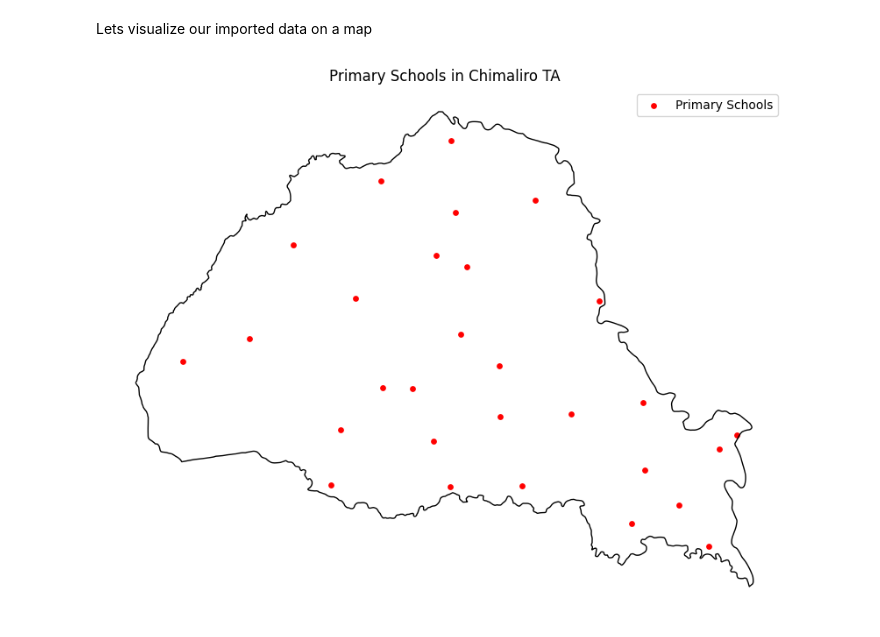
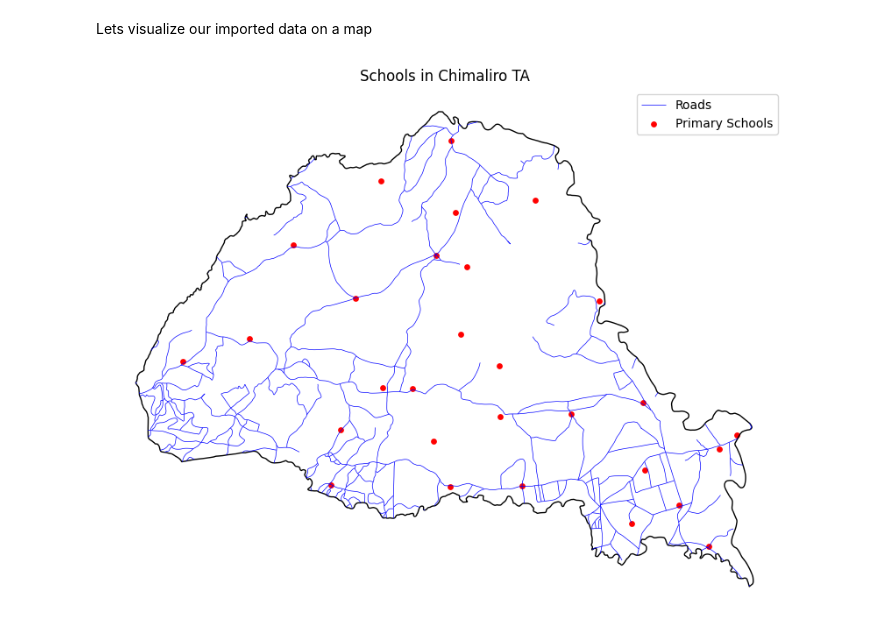
Before and after one commit to Tedson-Jaffet/chimaliro-schoolsite-accessibility, a Jupyter notebook: notebooks/school_site_analysis.ipynb, the cells around one changed output. Drawn from its saved outputs; the diff is of its cells as text; code cells hidden in the pictures.

Commit message:
adding roads on the map canvas

```diff
--- a/notebooks/school_site_analysis.ipynb
+++ b/notebooks/school_site_analysis.ipynb
@@ -100,26 +100,36 @@ Lets visualize our imported data on a map
 # %%
 fig, ax = plt.subplots(figsize=(10, 9))
 
 # Plot Chimaliro TA boundary
 ta.boundary.plot(
     ax=ax,
     color="black",
     linewidth=1
 )
 
+#ploting roads
+roads_ta.plot(
+    ax=ax,
+    color="blue",
+    linewidth=0.5,
+    label="Roads"
+)
+
 # Plot primary schools
 school_ta.plot(
     ax=ax,
     color="red",
     markersize=15,
     label="Primary Schools"
 )
 
+
+
 ax.set_title("Schools in Chimaliro TA")
 
 ax.legend()
 ax.set_axis_off()
 
 plt.show()
 # %% [output]
-[figure, old version]
+[figure, new version]
```
